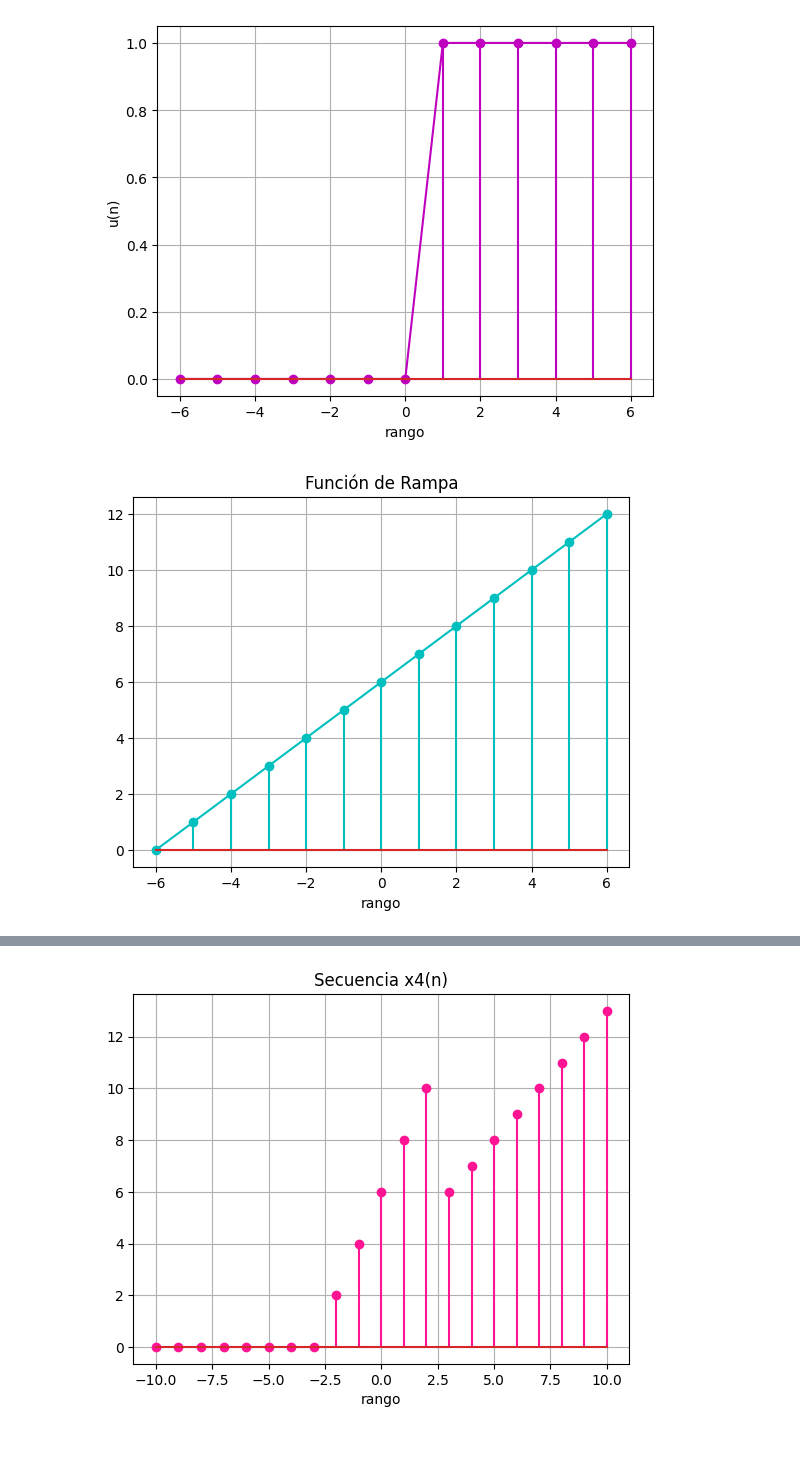
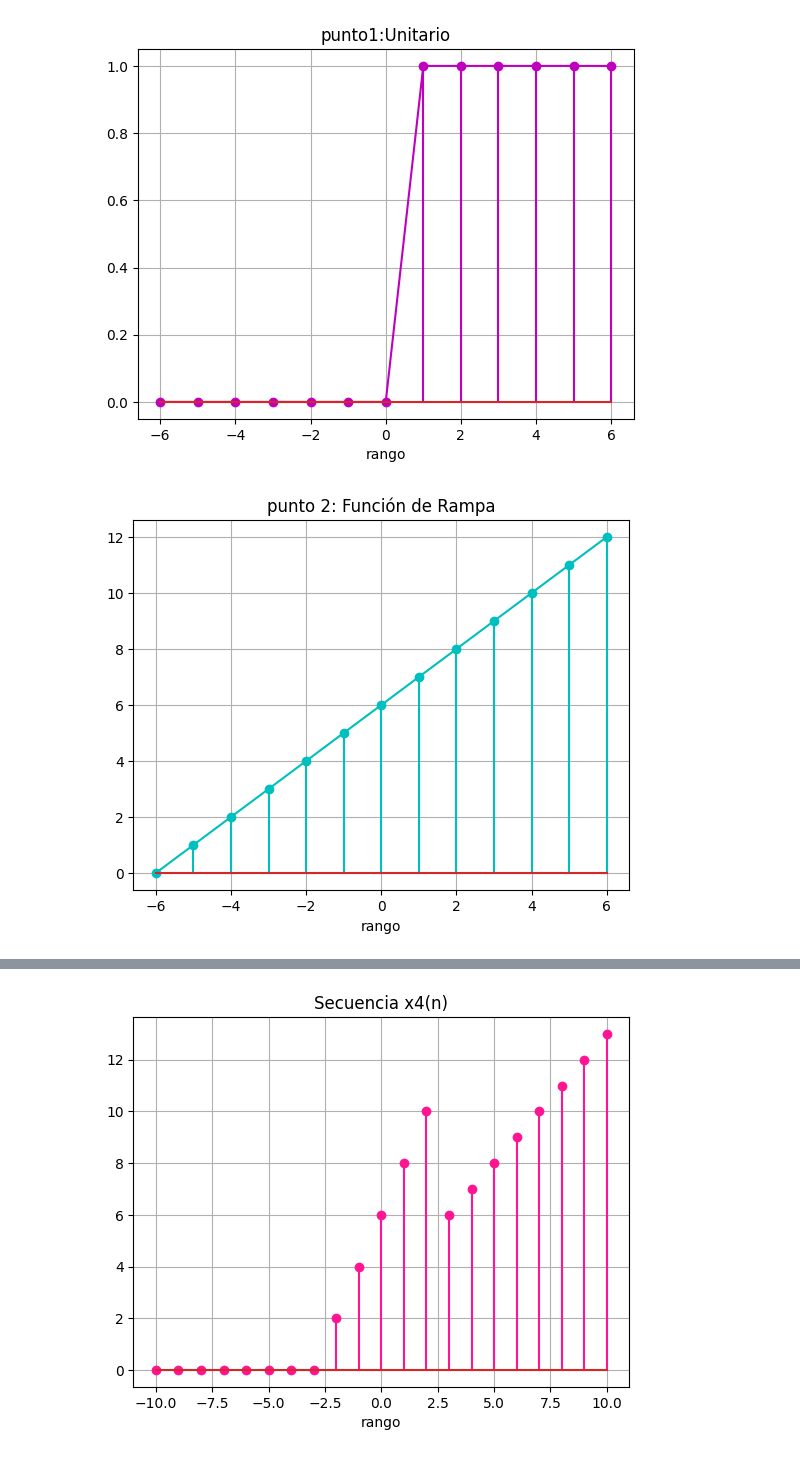
Before and after one commit to Melissa-cv/Informe1_biose-ales, a Jupyter notebook: practica2.ipynb, the cells around one changed output, grey strips where cells are left out. Drawn from its saved outputs; the diff is of its cells as text; code cells hidden in the pictures.

```diff
--- a/practica2.ipynb
+++ b/practica2.ipynb
@@ -31,27 +31,27 @@ def impseq(n0,n1,n2):
 # %%
 #PUNTO 1
 def unitario(n,n1, n2):
 
     u = np.where(n >= n1, 1, 0)  #  where es la función que genera secuencia del escalón unitario
     return(u)
 
 n = np.arange(-6, 6+1)
 
 n1 = 1
 n2 = 5
 
 y = unitario(n, n1, n2)
 
 # Grafica la función escalon unitario como prueba
 
 plt.plot(n, y,'m')
 plt.stem(n, y,'m')
+plt.title('punto1:Unitario')
 plt.xlabel("rango")
-plt.ylabel("u(n)")
 plt.grid()
 plt.show()
 # %% [output]
-[figure, old version]
+[figure, new version]
 # %%
 #PUNTO 2
 def ramp(n1,n2):
@@ -66,12 +66,12 @@ r, n = ramp(n1, n2)
 
 plt.plot(n, r, 'c')
 plt.stem(n, r, 'c')
-plt.title('Función de Rampa')
+plt.title('punto 2: Función de Rampa')
 plt.xlabel('rango')
 plt.grid()
 plt.show()
 # %% [output]
-[figure, old version]
+[figure, new version]
 # %%
 #PUNTO 2.b
 def exp_complejas(n1, n2, a, e, f):
```
Also changed, not shown: parts of 9 cells of this notebook.
